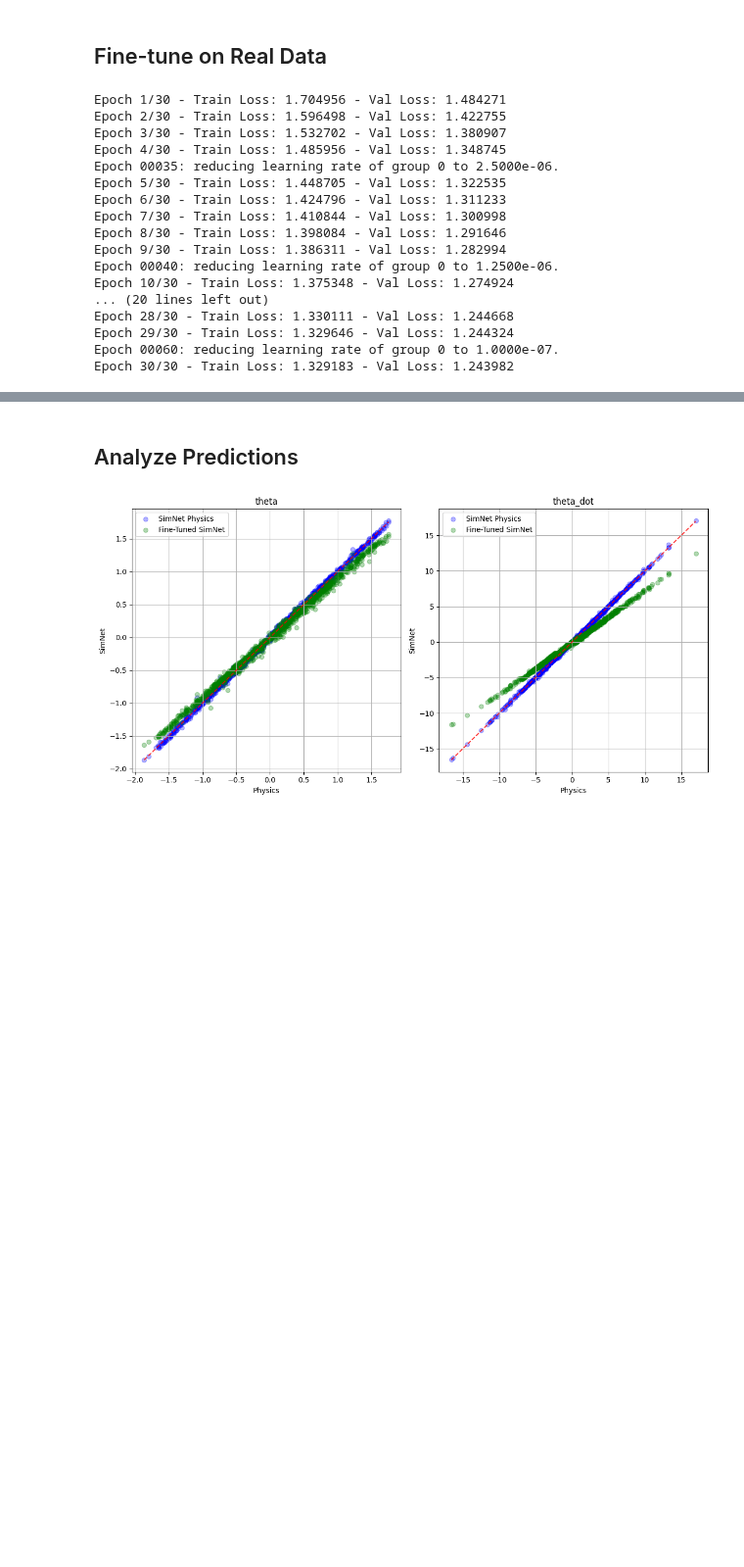
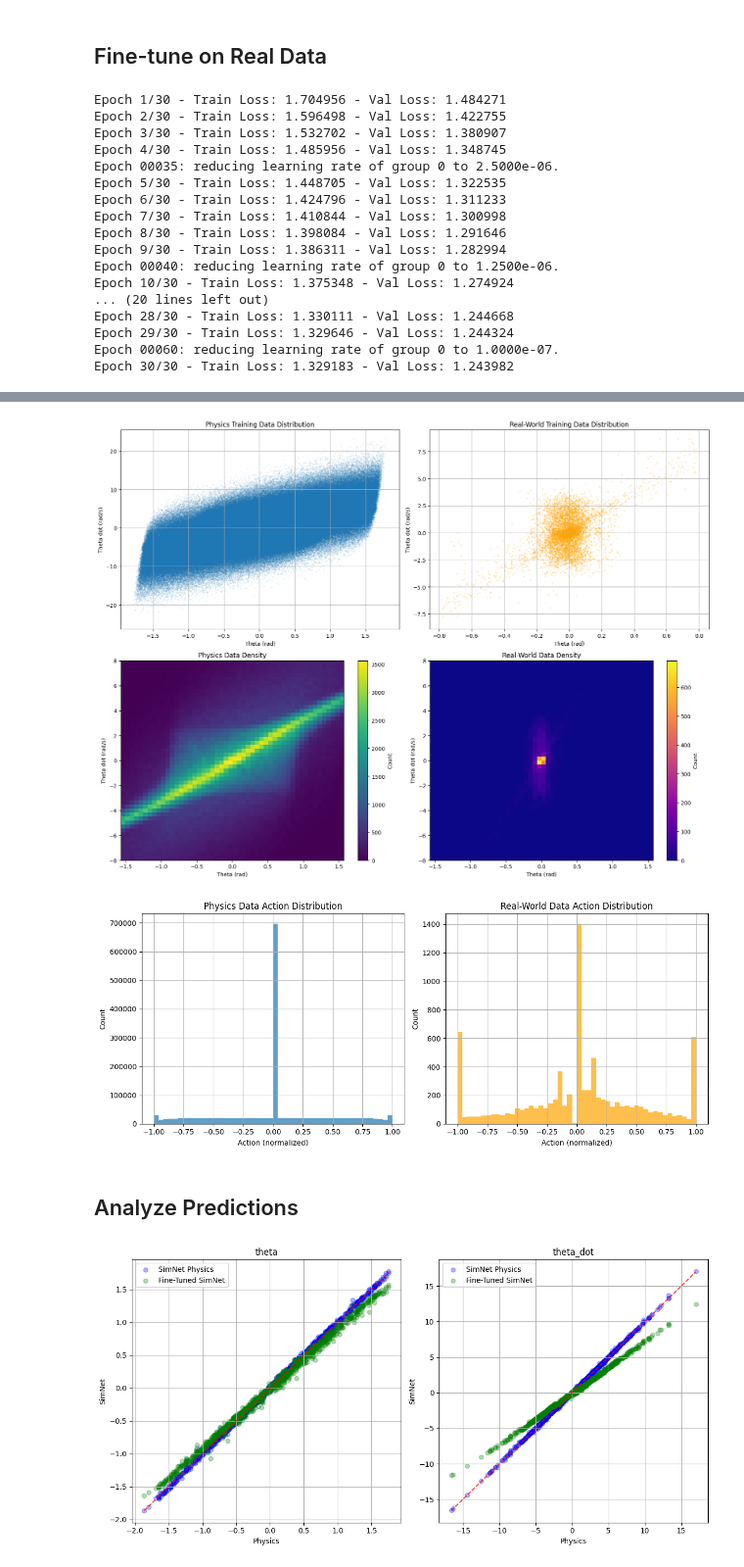
Before and after one commit to EyalPorat/ddpg-balancing-robot, a Jupyter notebook: python/notebooks/train_simnet.ipynb, the cells around one changed output, grey strips where cells are left out. Shown at 98% size. Drawn from its saved outputs; the diff is of its cells as text; code cells hidden in the pictures; blank space fills up the shorter version.

Commit message:
added analysis of data distribution in simnet training

```diff
--- a/python/notebooks/train_simnet.ipynb
+++ b/python/notebooks/train_simnet.ipynb
@@ -179,3 +181,82 @@ Epoch 30/30 - Train Loss: 1.329183 - Val Loss: 1.243982
+# %%
+# Create scatter plots and heatmaps to visualize the distribution of data
+plt.figure(figsize=(16, 12))
+
+# Physics data distribution
+plt.subplot(2, 2, 1)
+plt.scatter(train_data['states'][:, 0], train_data['states'][:, 1], alpha=0.1, s=1)
+plt.title('Physics Training Data Distribution')
+plt.xlabel('Theta (rad)')
+plt.ylabel('Theta dot (rad/s)')
+plt.grid(True)
+
+# Real data distribution
+plt.subplot(2, 2, 2)
+plt.scatter(real_train_data['states'][:, 0], real_train_data['states'][:, 1], alpha=0.2, s=3, c='orange')
+plt.title('Real-World Training Data Distribution')
+plt.xlabel('Theta (rad)')
+plt.ylabel('Theta dot (rad/s)')
+plt.grid(True)
+
+# Physics data heatmap
+plt.subplot(2, 2, 3)
+h_physics, xedges, yedges = np.histogram2d(
+    train_data['states'][:, 0],
+    train_data['states'][:, 1],
+    bins=[50, 50],
+    range=[[-np.pi/2, np.pi/2], [-8, 8]]
+)
+plt.imshow(h_physics.T, origin='lower', aspect='auto',
+          extent=[xedges[0], xedges[-1], yedges[0], yedges[-1]],
+          cmap='viridis')
+plt.colorbar(label='Count')
+plt.title('Physics Data Density')
+plt.xlabel('Theta (rad)')
+plt.ylabel('Theta dot (rad/s)')
+
+# Real data heatmap
+plt.subplot(2, 2, 4)
+h_real, xedges, yedges = np.histogram2d(
+    real_train_data['states'][:, 0],
+    real_train_data['states'][:, 1],
+    bins=[50, 50],
+    range=[[-np.pi/2, np.pi/2], [-8, 8]]
+)
+plt.imshow(h_real.T, origin='lower', aspect='auto',
+          extent=[xedges[0], xedges[-1], yedges[0], yedges[-1]],
+          cmap='plasma')
+plt.colorbar(label='Count')
+plt.title('Real-World Data Density')
+plt.xlabel('Theta (rad)')
+plt.ylabel('Theta dot (rad/s)')
+
+plt.tight_layout()
+plt.savefig(log_dir / "data_distribution.png")
+plt.show()
+
+# Compare the action distributions
+plt.figure(figsize=(12, 5))
+
+plt.subplot(1, 2, 1)
+plt.hist(train_data['actions'], bins=50, alpha=0.7)
+plt.title('Physics Data Action Distribution')
+plt.xlabel('Action (normalized)')
+plt.ylabel('Count')
+plt.grid(True)
+
+plt.subplot(1, 2, 2)
+plt.hist(real_train_data['actions'], bins=50, alpha=0.7, color='orange')
+plt.title('Real-World Data Action Distribution')
+plt.xlabel('Action (normalized)')
+plt.ylabel('Count')
+plt.grid(True)
+
+plt.tight_layout()
+plt.savefig(log_dir / "action_distribution.png")
+plt.show()
+# %% [output]
+[figure, added]
+[figure, added]
 # %% [markdown]
 ## Analyze Predictions
 # %%
```
Also changed, not shown: parts of 3 cells of this notebook, 3 other files.
